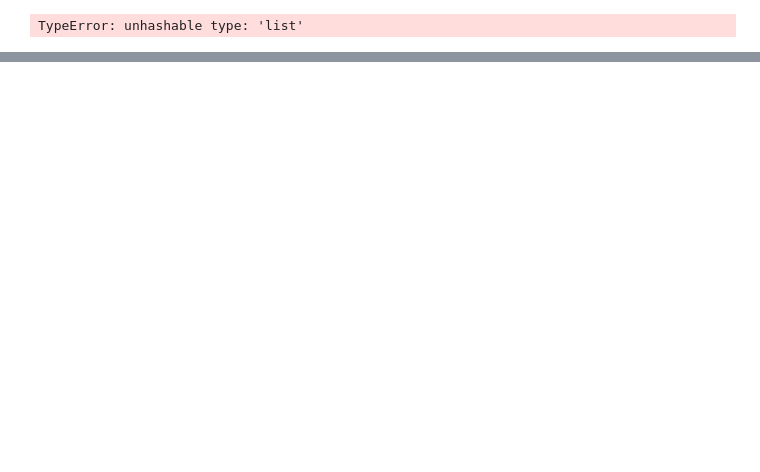
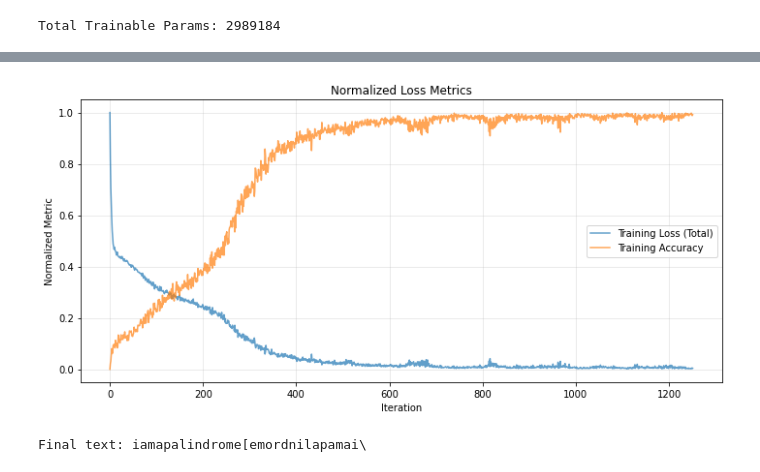
Before and after one commit to deveringham/moe-experiments, a Jupyter notebook: main.ipynb, the cells around one changed output, grey strips where cells are left out. Drawn from its saved outputs; the diff is of its cells as text; code cells hidden in the pictures; blank space fills up the shorter version.

```diff
--- a/main.ipynb
+++ b/main.ipynb
@@ -23,17 +17,10 @@ torch.manual_seed(seed);
-# %%
-(model_decoderonly, tokenizer_decoderonly,
- args_decoderonly, history_decoderonly) = \
-run_experiment_train_basic_decoderonly_text(enable_wandb=False)
-
-start_context = "It had always been"
-
-output_text = generate_text_decoderonly(
-    model=model_decoderonly,
-    tokenizer=tokenizer_decoderonly,
-    start_context=start_context,
-    max_length=10
-)
-
-print("Output:", output_text)
-# %% [output]
-TypeError: unhashable type: 'list'
+# %%
+(model, tokenizer,
+ args, history) = \
+run_experiment_train(model_type=TransformerLM,
+                     task='string_reverse',
+                     enable_wandb=False)
+
+#run_experiment_train_basic_decoderonly_text(enable_wandb=False)
+# %% [output]
+Total Trainable Params: 2989184
@@ -39,0 +31,16 @@ TypeError: unhashable type: 'list'
+[figure, added]
+# %%
+start_context = "iamapalindrome"
+
+output_text = generate_text(
+    model=model,
+    tokenizer=tokenizer,
+    start_context=start_context,
+    max_length=20
+)
+
+final_text = start_context + output_text
+
+print("Final text:", final_text)
+# %% [output]
+Final text: iamapalindrome[emordnilapamai\
```
Also changed, not shown: parts of 6 cells of this notebook, 4 other files.
